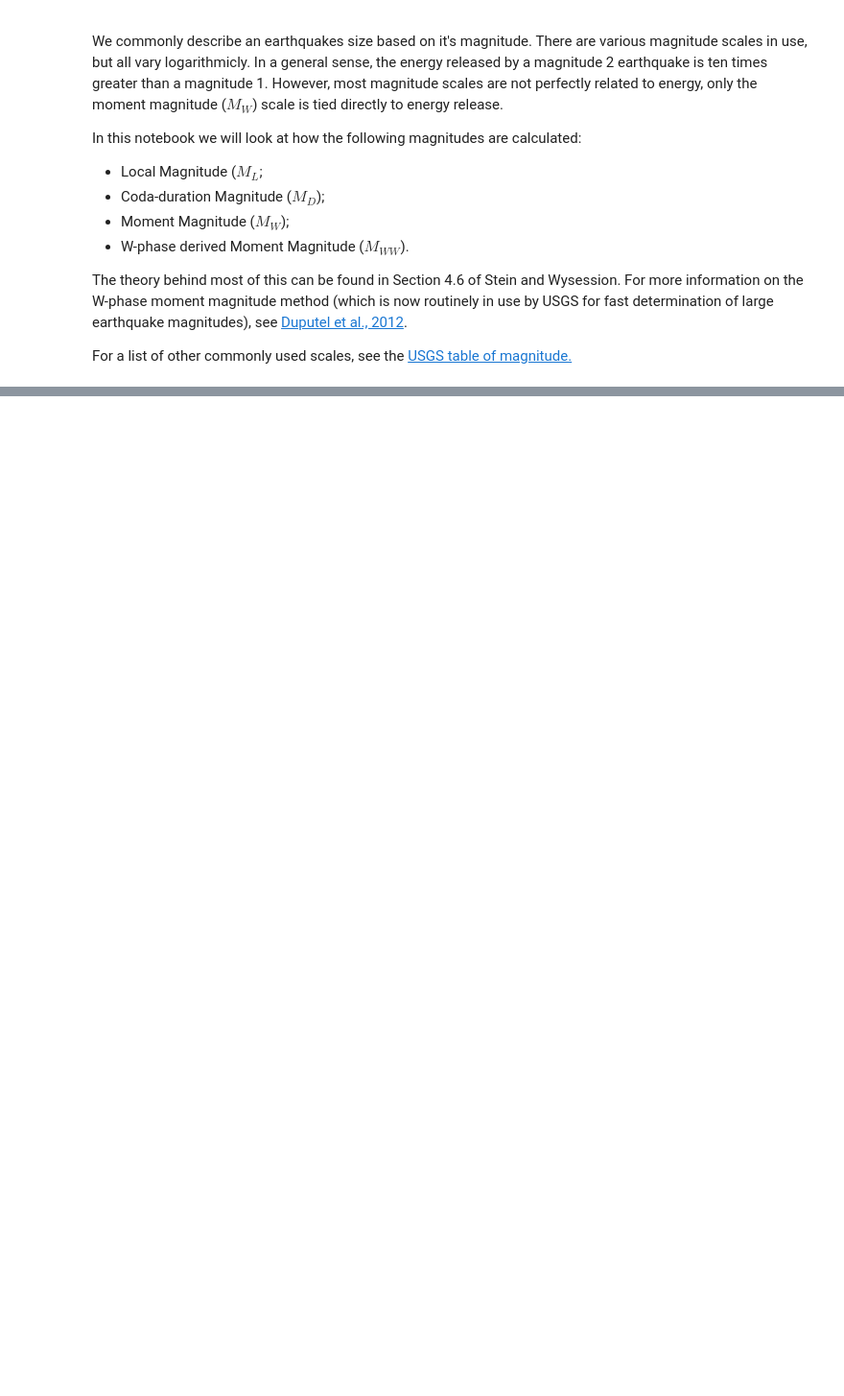
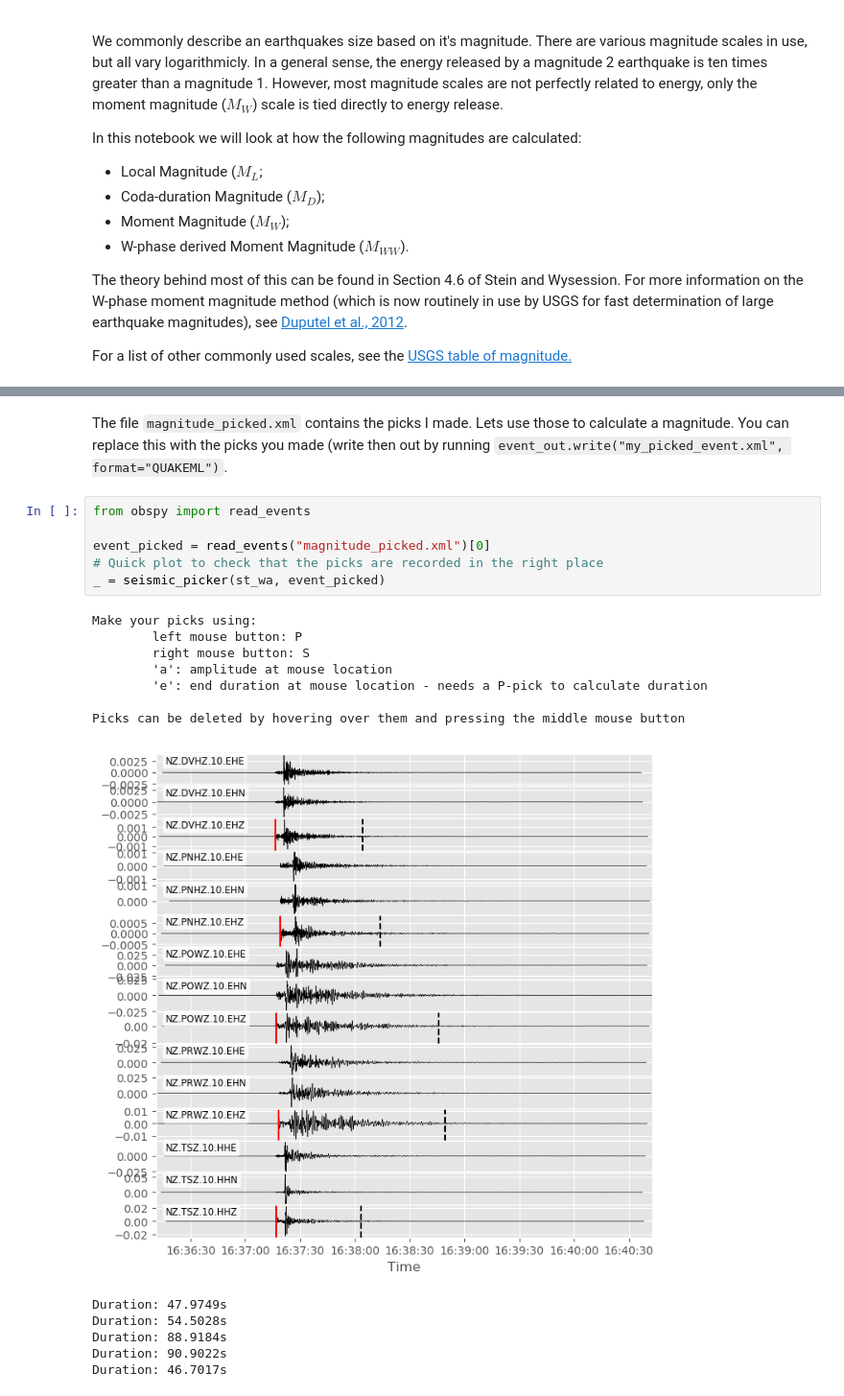
Before and after one commit to calum-chamberlain/GPHS445_notebooks, a Jupyter notebook: 4_Building_a_catalog/4_Magnitudes.ipynb, the cells around one changed output, grey strips where cells are left out. Shown at 96% size. Drawn from its saved outputs; the diff is of its cells as text; blank space fills up the shorter version.

```diff
--- a/4_Building_a_catalog/4_Magnitudes.ipynb
+++ b/4_Building_a_catalog/4_Magnitudes.ipynb
@@ -56,0 +107,23 @@ Lets look at how we would pick an amplitude for local magnitude for a nearby ear
+# %% [markdown]
+The file `magnitude_picked.xml` contains the picks I made. Lets use those to calculate a magnitude. You can replace this with
+the picks you made (write then out by running `event_out.write("my_picked_event.xml", format="QUAKEML")`.
+# %%
+from obspy import read_events
+
+event_picked = read_events("magnitude_picked.xml")[0]
+# Quick plot to check that the picks are recorded in the right place
+_ = seismic_picker(st_wa, event_picked)
+# %% [output]
+Make your picks using:
+        left mouse button: P
+        right mouse button: S
+        'a': amplitude at mouse location
+        'e': end duration at mouse location - needs a P-pick to calculate duration
+
+Picks can be deleted by hovering over them and pressing the middle mouse button
+[figure, added]
+Duration: 47.9749s
+Duration: 54.5028s
+Duration: 88.9184s
+Duration: 90.9022s
+Duration: 46.7017s
```
Also changed, not shown: parts of 19 cells of this notebook, 2 other files.
